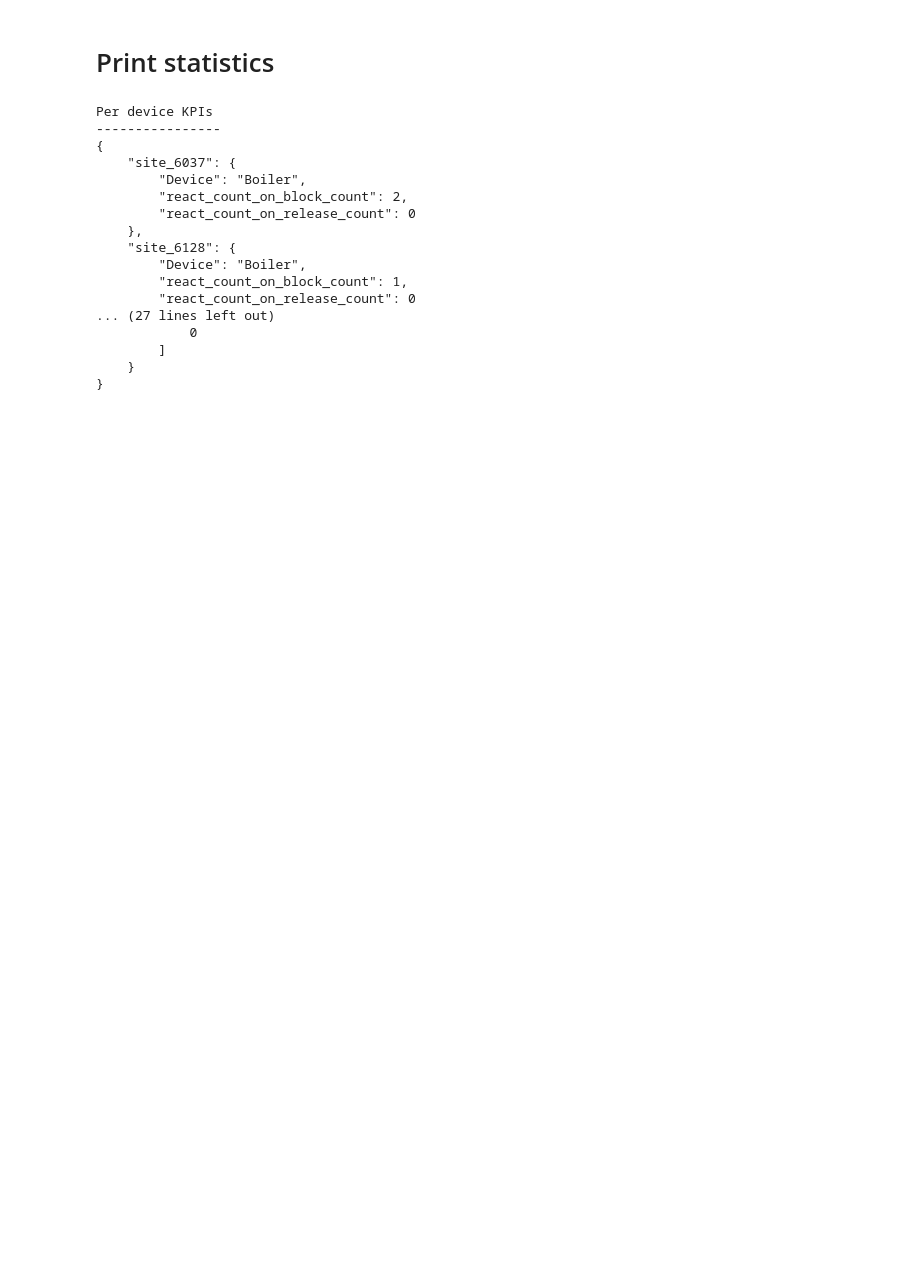
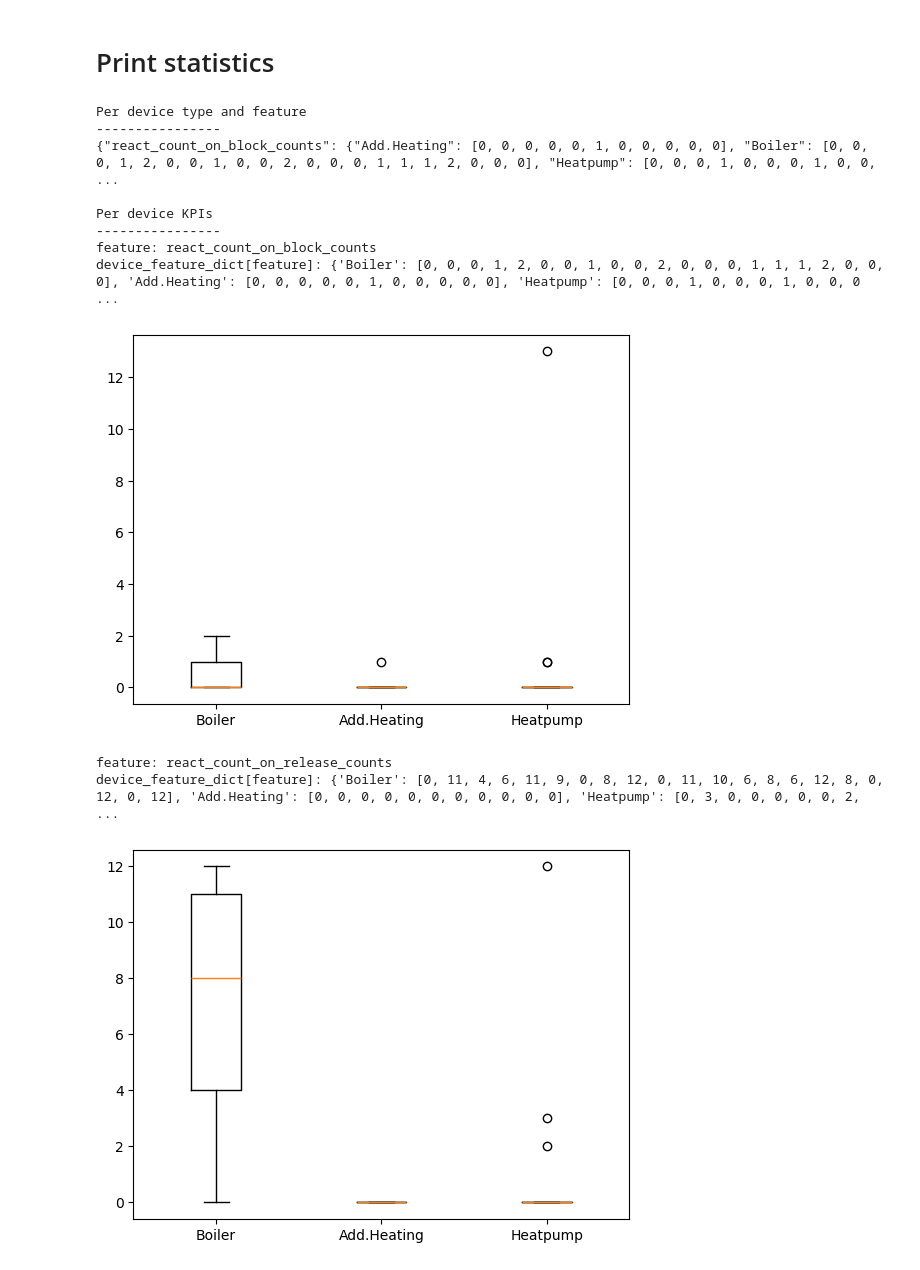
Before and after one commit to LouisHurschler/demand_side_flexibility_challenge, a Jupyter notebook: src/analyse_devices.ipynb, the cells around one changed output. Saved outputs shown, nothing was run; the diff lists cells and outputs as text; code cells hidden in the pictures; blank space fills up the shorter version.

Commit message:
devices_reacting_relay_signal counts

```diff
--- a/src/analyse_devices.ipynb
+++ b/src/analyse_devices.ipynb
@@ -206,30 +265,40 @@ for device_name, device_data in devices_data_working.items():
 # %% [markdown]
 # Print statistics
-# %%
-
-print("Per device type KPIs")
-print("----------------")
-print ( json.dumps( device_type_kpis, indent=4, sort_keys=True) )
-
-print("")
-print("Per device KPIs")
-print("----------------")
-print ( json.dumps( devices_kpis, indent=4, sort_keys=True) )
-# %% [output]
-Per device KPIs
-----------------
-{
-    "site_6037": {
-        "Device": "Boiler",
-        "react_count_on_block_count": 2,
-        "react_count_on_release_count": 0
-    },
-    "site_6128": {
-        "Device": "Boiler",
-        "react_count_on_block_count": 1,
-        "react_count_on_release_count": 0
-... (27 lines left out)
-            0
-        ]
-    }
-}
+# %%
+
+print("Per device type and feature")
+print("----------------")
+# print ( json.dumps( device_feature_dict, indent=4, sort_keys=True) )
+print ( json.dumps( device_feature_dict, sort_keys=True) )
+
+
+print("")
+print("Per device KPIs")
+print("----------------")
+# print ( json.dumps( devices_kpis, sort_keys=True) )
+
+# print boxplot from device_type_kpis
+import matplotlib.pyplot as plt
+import numpy as np
+
+# how many times the device reacts to a signal
+for feature in device_feature_dict.keys():
+    print(f"feature: {feature}")
+    print(f"device_feature_dict[feature]: {device_feature_dict[feature]}")
+    fig, ax = plt.subplots()
+    ax.boxplot(device_feature_dict[feature].values())
+    ax.set_xticklabels(device_feature_dict[feature].keys())
+    plt.show()
+# %% [output]
+Per device type and feature
+----------------
+{"react_count_on_block_counts": {"Add.Heating": [0, 0, 0, 0, 0, 1, 0, 0, 0, 0, 0], "Boiler": [0, 0, 0, 1, 2, 0, 0, 1, 0, 0, 2, 0, 0, 0, 1, 1, 1, 2, 0, 0, 0], "Heatpump": [0, 0, 0, 1, 0, 0, 0, 1, 0, 0, ...
+
+Per device KPIs
+----------------
+feature: react_count_on_block_counts
+device_feature_dict[feature]: {'Boiler': [0, 0, 0, 1, 2, 0, 0, 1, 0, 0, 2, 0, 0, 0, 1, 1, 1, 2, 0, 0, 0], 'Add.Heating': [0, 0, 0, 0, 0, 1, 0, 0, 0, 0, 0], 'Heatpump': [0, 0, 0, 1, 0, 0, 0, 1, 0, 0, 0 ...
+[figure, added]
+feature: react_count_on_release_counts
+device_feature_dict[feature]: {'Boiler': [0, 11, 4, 6, 11, 9, 0, 8, 12, 0, 11, 10, 6, 8, 6, 12, 8, 0, 12, 0, 12], 'Add.Heating': [0, 0, 0, 0, 0, 0, 0, 0, 0, 0, 0], 'Heatpump': [0, 3, 0, 0, 0, 0, 0, 2, ...
+[figure, added]
```
Also changed, not shown: parts of 5 cells of this notebook, 2 other files.
